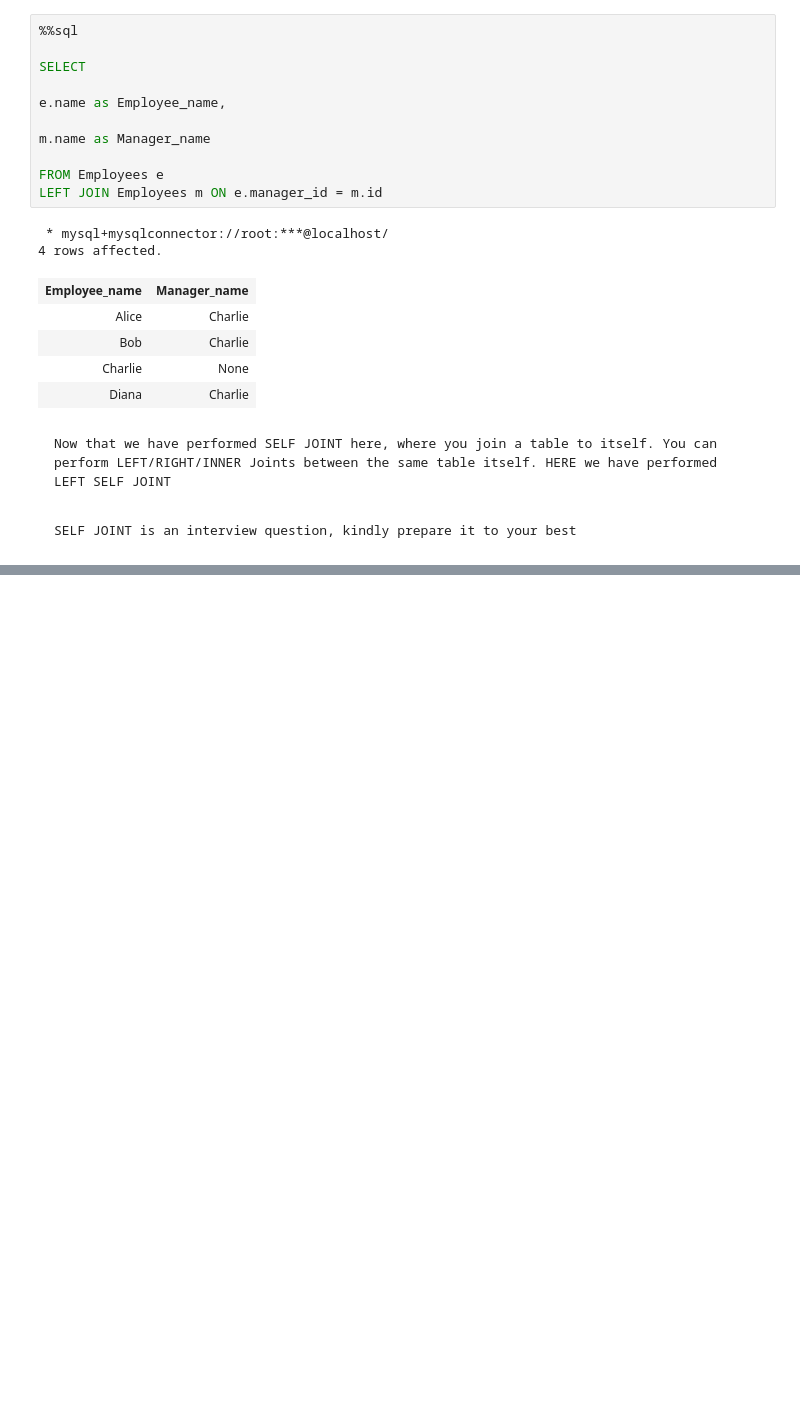
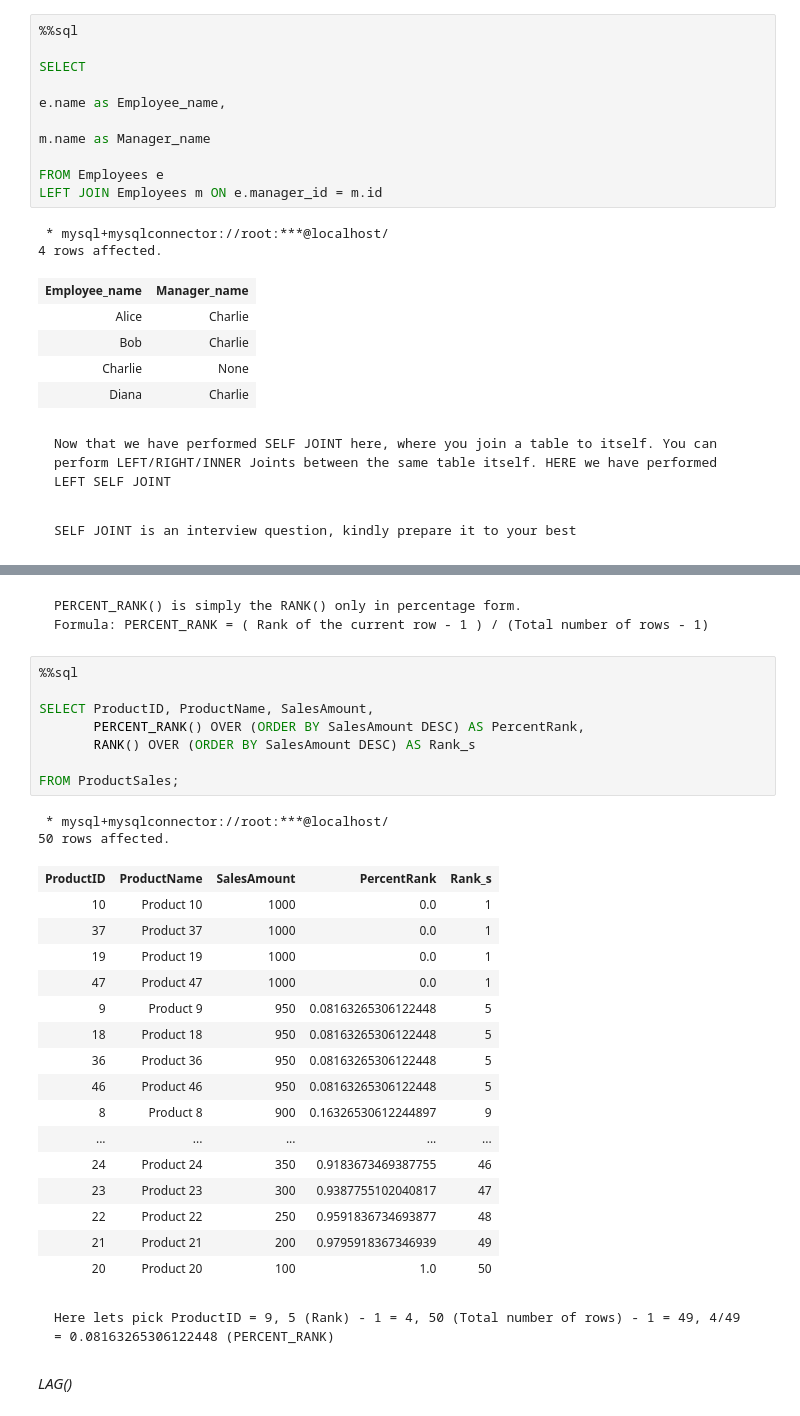
Before and after one commit to LShreeChaithanya/Solid_fundamentals_SQL, a Jupyter notebook: sql_learning.ipynb, the cells around one changed output, grey strips where cells are left out. Saved outputs shown, nothing was run; the diff lists cells and outputs as text; blank space fills up the shorter version.

```diff
--- a/sql_learning.ipynb
+++ b/sql_learning.ipynb
@@ -2624,0 +3148,34 @@ LEFT JOIN Employees m ON e.manager_id = m.id
+# %% [markdown]
+    PERCENT_RANK() is simply the RANK() only in percentage form.
+    Formula: PERCENT_RANK = ( Rank of the current row - 1 ) / (Total number of rows - 1)
+# %%
+%%sql
+
+SELECT ProductID, ProductName, SalesAmount,
+       PERCENT_RANK() OVER (ORDER BY SalesAmount DESC) AS PercentRank,
+       RANK() OVER (ORDER BY SalesAmount DESC) AS Rank_s
+
+FROM ProductSales;
+# %% [output]
+ * mysql+mysqlconnector://root:***@localhost/
+50 rows affected.
+| ProductID | ProductName | SalesAmount | PercentRank | Rank_s |
+| 10 | Product 10 | 1000 | 0.0 | 1 |
+| 37 | Product 37 | 1000 | 0.0 | 1 |
+| 19 | Product 19 | 1000 | 0.0 | 1 |
+| 47 | Product 47 | 1000 | 0.0 | 1 |
+| 9 | Product 9 | 950 | 0.08163265306122448 | 5 |
+| 18 | Product 18 | 950 | 0.08163265306122448 | 5 |
+| 36 | Product 36 | 950 | 0.08163265306122448 | 5 |
+| 46 | Product 46 | 950 | 0.08163265306122448 | 5 |
+| 8 | Product 8 | 900 | 0.16326530612244897 | 9 |
+| ... | ... | ... | ... | ... |
+| 24 | Product 24 | 350 | 0.9183673469387755 | 46 |
+| 23 | Product 23 | 300 | 0.9387755102040817 | 47 |
+| 22 | Product 22 | 250 | 0.9591836734693877 | 48 |
+| 21 | Product 21 | 200 | 0.9795918367346939 | 49 |
+| 20 | Product 20 | 100 | 1.0 | 50 |
+# %% [markdown]
+    Here lets pick ProductID = 9, 5 (Rank) - 1 = 4, 50 (Total number of rows) - 1 = 49, 4/49 = 0.08163265306122448 (PERCENT_RANK)
+# %% [markdown]
+*LAG()*
```
Also changed, not shown: parts of 99 cells of this notebook, 1 other file.
